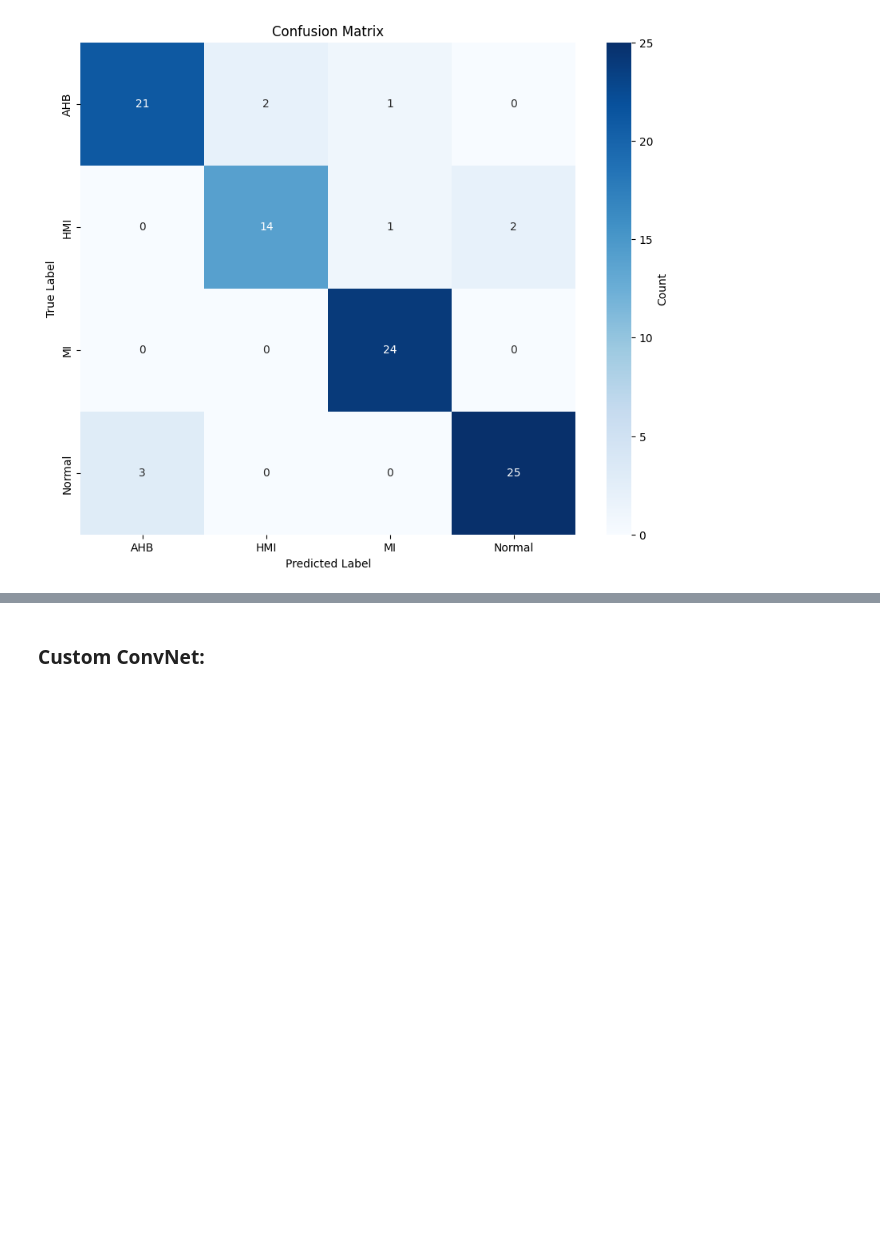
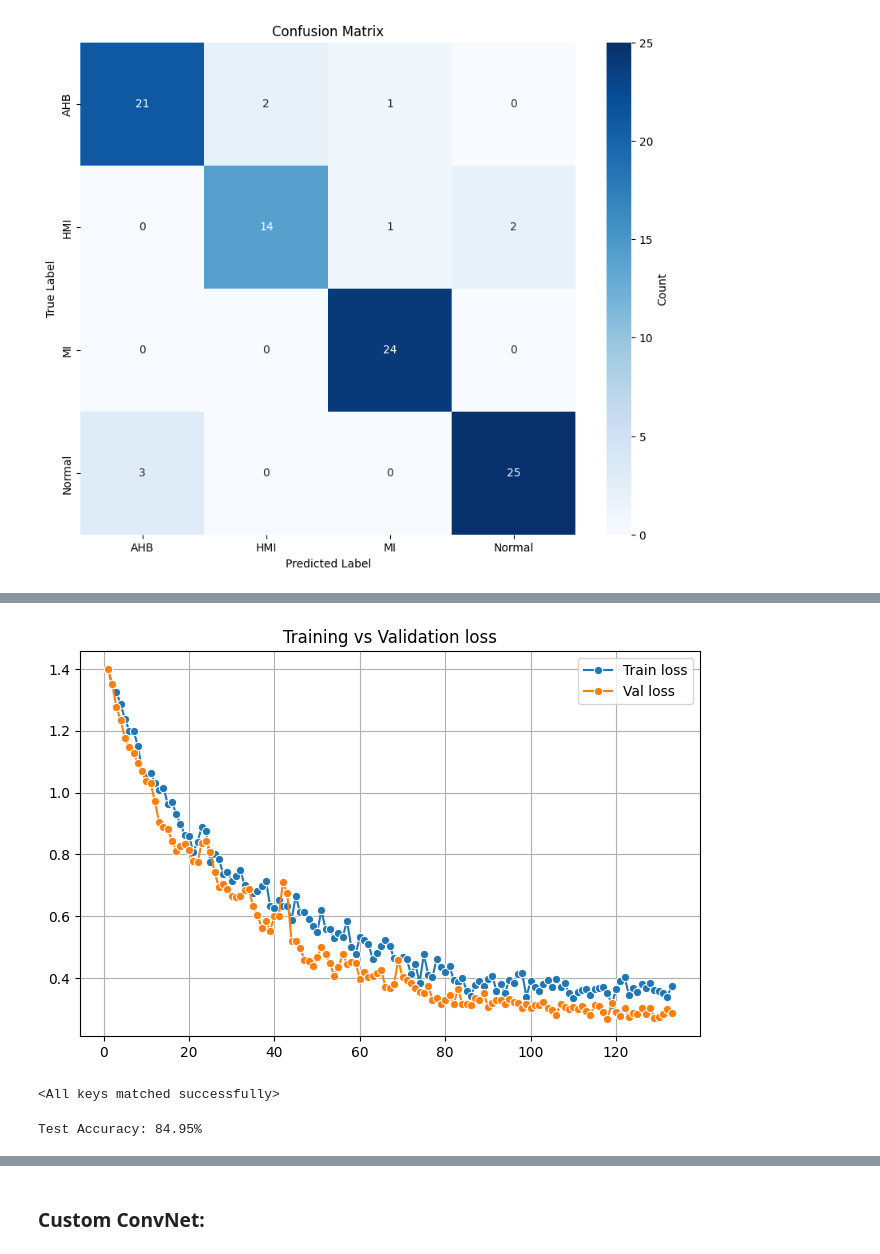
Before and after one commit to JopaXd/ecg-classification, a Jupyter notebook: training.ipynb, the cells around one changed output, grey strips where cells are left out. Saved outputs shown, nothing was run; the diff lists cells and outputs as text; code cells hidden in the pictures; blank space fills up the shorter version.

```diff
--- a/training.ipynb
+++ b/training.ipynb
@@ -308,0 +487,26 @@ plt.show()
+# %%
+efficientnet = torchvision.models.efficientnet_b0(weights='IMAGENET1K_V1')
+for param in efficientnet.parameters():
+    param.requires_grad = False
+
+for param in efficientnet.features[-2].parameters():
+    param.requires_grad = True
+
+for param in efficientnet.features[-3].parameters():
+    param.requires_grad = True
+
+for param in efficientnet.features[-4].parameters():
+    param.requires_grad = True
+
+for param in efficientnet.features[-5].parameters():
+    param.requires_grad = True
+
+for param in efficientnet.classifier.parameters():
+    param.requires_grad = True
+# %%
+num_ftrs = efficientnet.classifier[1].in_features
+criterion = nn.CrossEntropyLoss()
+efficientnet.classifier[1] = nn.Linear(num_ftrs, len(class_names))
+efficientnet = efficientnet.to(device)
+optimizer = optim.Adam(filter(lambda p: p.requires_grad, efficientnet.parameters()), lr=learning_rate)
+scheduler = optim.lr_scheduler.ReduceLROnPlateau(optimizer, mode='min', factor=0.5, patience=5)
@@ -308,0 +597,38 @@ plt.show()
+# %%
+# Plot losses
+plot_epochs = list(range(1, len(loss_history) + 1))
+plt.figure(figsize=(8,5))
+sns.lineplot(x=plot_epochs, y=loss_history, marker='o', label='Train loss')
+sns.lineplot(x=plot_epochs, y=val_loss_history, marker='o', label='Val loss')
+plt.legend()
+plt.title("Training vs Validation loss")
+plt.grid(True)
+plt.show()
+# %% [output]
+[figure, added]
+# %%
+# Load best model
+efficientnet.load_state_dict(torch.load('best_model_efficientnet.pth'))
+# %% [output]
+<All keys matched successfully>
+# %%
+#Evaluate on test set
+efficientnet.eval()
+correct = 0
+total = 0
+all_predictions = []
+all_labels = []
+with torch.no_grad():
+    for data in test_loader_rgb:
+        inputs, labels = data
+        inputs, labels = inputs.to(device), labels.to(device)
+        outputs = efficientnet(inputs)
+        _, predicted = torch.max(outputs.data, 1)
+        total += labels.size(0)
+        correct += (predicted == labels).sum().item()
+        all_predictions.extend(predicted.cpu().numpy())
+        all_labels.extend(labels.cpu().numpy())
+test_accuracy = 100 * correct / total
+print(f'Test Accuracy: {test_accuracy:.2f}%')
+# %% [output]
+Test Accuracy: 84.95%
```
Also changed, not shown: parts of 33 cells of this notebook, 1 other file.
